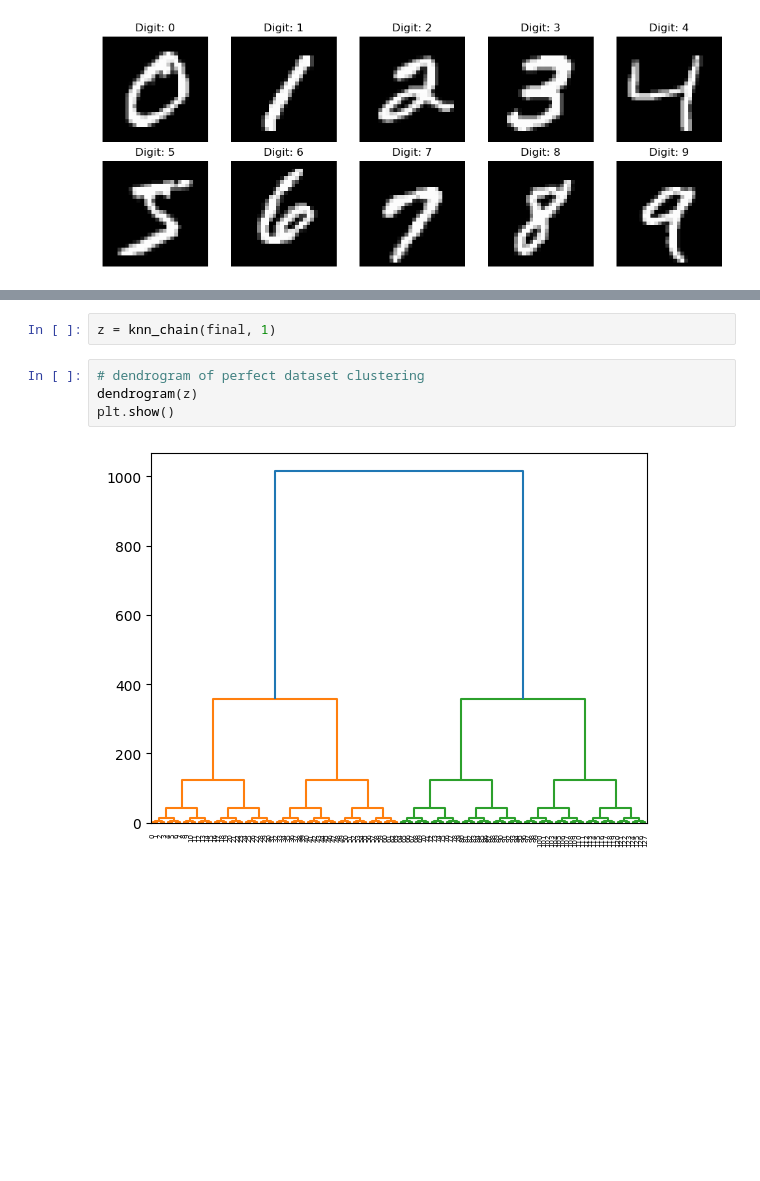
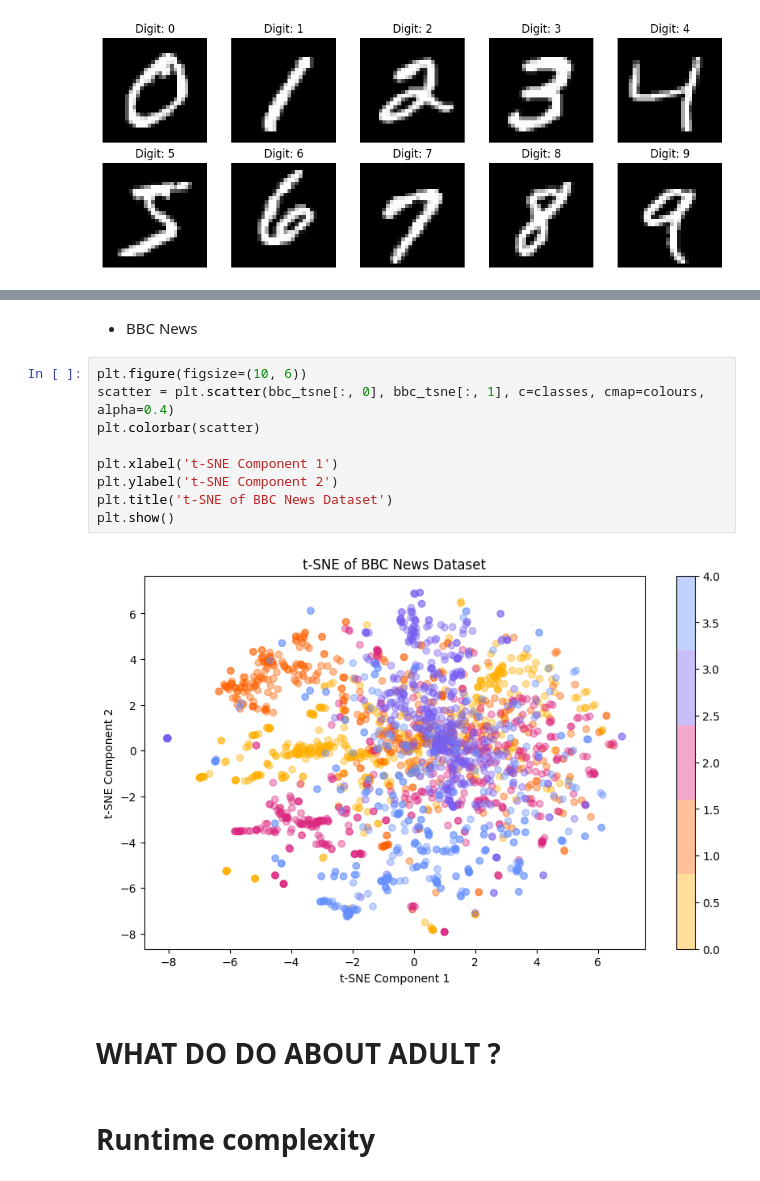
Before and after one commit to niconymanda/knn-chain, a Jupyter notebook: paper_results.ipynb, the cells around one changed output, grey strips where cells are left out. Cells and saved outputs as stored; diff of their text form; blank space fills up the shorter version.

```diff
--- a/paper_results.ipynb
+++ b/paper_results.ipynb
@@ -936,8 +54,17 @@ plt.show()
-# %%
-z = knn_chain(final, 1)
-# %%
-# dendrogram of perfect dataset clustering
-dendrogram(z)
-plt.show()
-# %% [output]
-[figure, removed]
+# %% [markdown]
+- BBC News
+# %%
+plt.figure(figsize=(10, 6))
+scatter = plt.scatter(bbc_tsne[:, 0], bbc_tsne[:, 1], c=classes, cmap=colours, alpha=0.4)
+plt.colorbar(scatter)
+
+plt.xlabel('t-SNE Component 1')
+plt.ylabel('t-SNE Component 2')
+plt.title('t-SNE of BBC News Dataset')
+plt.show()
+# %% [output]
+[figure, added]
+# %% [markdown]
+# WHAT DO DO ABOUT ADULT ?
+# %% [markdown]
+# Runtime complexity
```
Also changed, not shown: parts of 143 cells of this notebook, 4 other files.
